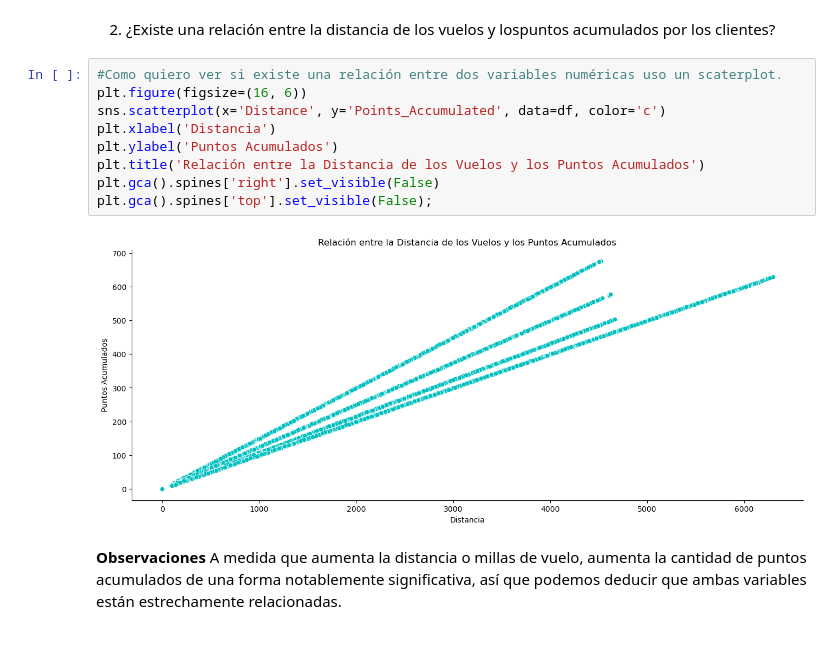
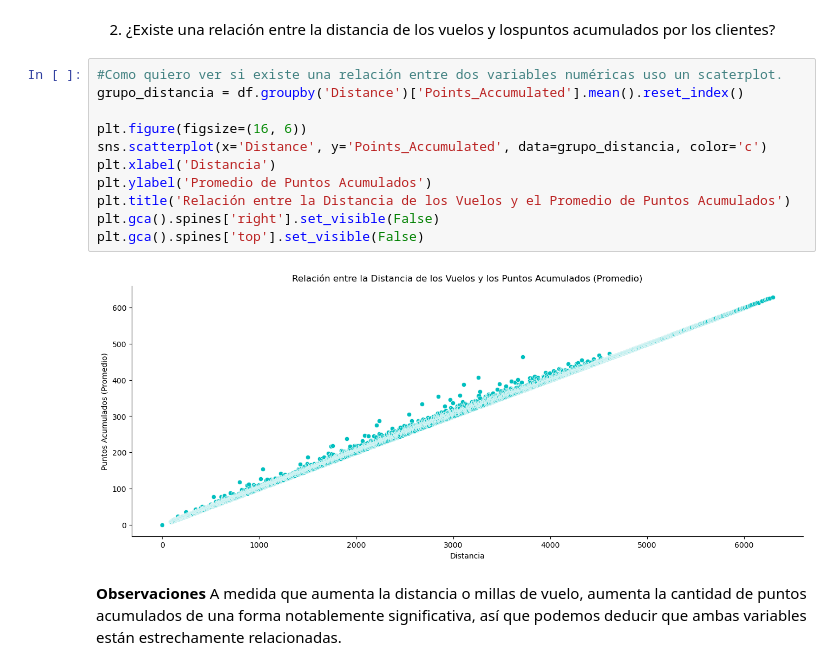
Before and after one commit to Adalab/bda-modulo-3-evaluacion-final-TaniaGraff, a Jupyter notebook: fase2_visualizacion.ipynb, the cells around one changed output. Drawn from its saved outputs; the diff is of its cells as text.

```diff
--- a/fase2_visualizacion.ipynb
+++ b/fase2_visualizacion.ipynb
@@ -60,15 +62,17 @@ plt.gca().spines['top'].set_visible(False);
 2. ¿Existe una relación entre la distancia de los vuelos y lospuntos acumulados por los clientes?
 # %%
 #Como quiero ver si existe una relación entre dos variables numéricas uso un scaterplot.
+grupo_distancia = df.groupby('Distance')['Points_Accumulated'].mean().reset_index()
+
 plt.figure(figsize=(16, 6))
-sns.scatterplot(x='Distance', y='Points_Accumulated', data=df, color='c')
+sns.scatterplot(x='Distance', y='Points_Accumulated', data=grupo_distancia, color='c')
 plt.xlabel('Distancia')
-plt.ylabel('Puntos Acumulados')
-plt.title('Relación entre la Distancia de los Vuelos y los Puntos Acumulados')
+plt.ylabel('Promedio de Puntos Acumulados')
+plt.title('Relación entre la Distancia de los Vuelos y el Promedio de Puntos Acumulados')
 plt.gca().spines['right'].set_visible(False)
-plt.gca().spines['top'].set_visible(False);
+plt.gca().spines['top'].set_visible(False)
 # %% [output]
-[figure, old version]
+[figure, new version]
 # %% [markdown]
 **Observaciones** A medida que aumenta la distancia o millas de vuelo, aumenta la cantidad de puntos acumulados de una forma notablemente significativa, así que podemos deducir que ambas variables están estrechamente relacionadas.
 # %% [markdown]
```
Also changed, not shown: parts of 4 cells of this notebook.
